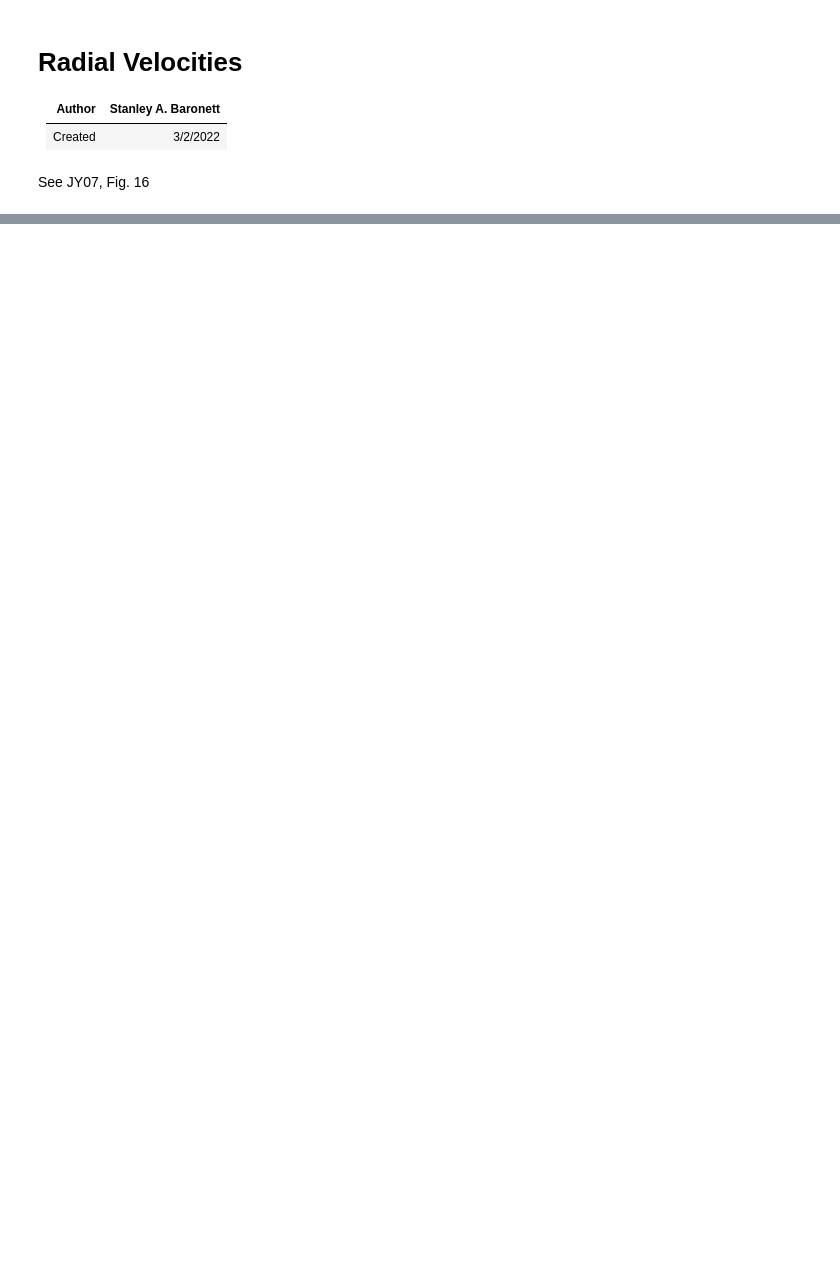
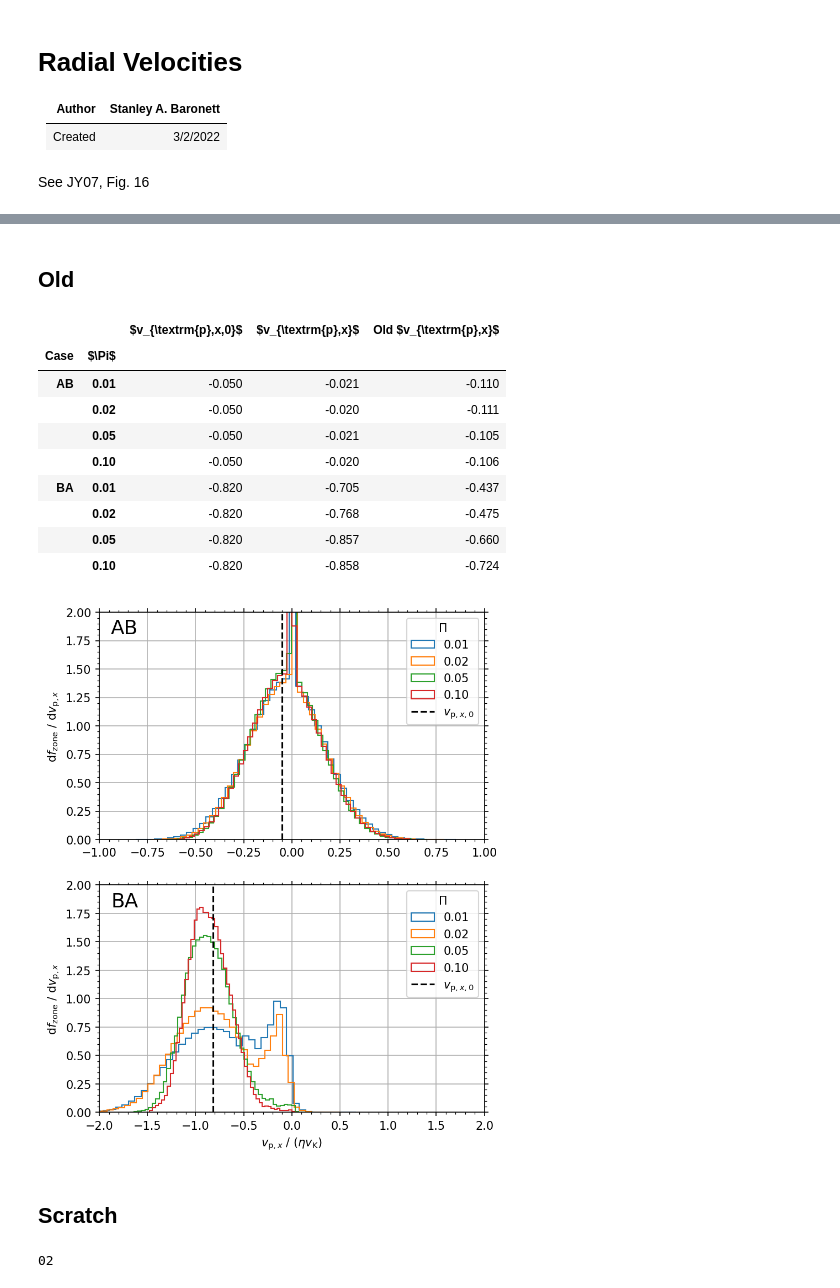
Before and after one commit to sabaronett/streaming-instability, a Jupyter notebook: ipynb/RadVels.ipynb, the cells around one changed output, grey strips where cells are left out. Drawn from its saved outputs; the diff is of its cells as text; code cells hidden in the pictures; blank space fills up the shorter version.

```diff
--- a/ipynb/RadVels.ipynb
+++ b/ipynb/RadVels.ipynb
@@ -167,0 +141,79 @@ s.to_latex(buf='tabs/vxs.txt')
+# %% [markdown]
+## Old
+# %%
+fig, axs = plt.subplots(2, 1, figsize=(6,8), dpi=150)
+runs = ['AB', 'BA']
+Pis = [['0.01', 'tab:blue'], ['0.02', 'tab:green'],
+       ['0.05', 'tab:orange'], ['0.10', 'tab:red']]
+res = '2048'
+xlims = [(-1.0, 1.0), (-2.0, 2.0)]
+n_bins = 50
+arrays, vpx0s, avgvpxs, oldvpxs = [[], []], [], [], []
+t_sats = [2.0, 20.0]                                     # remove for PaperFigs
+
+for i,ax in enumerate(axs.flat):
+    for Pi in Pis:
+        path = pwd+'%s/%s/%s/'%(runs[i], Pi[0], res)
+        athinput = athena_read.athinput(path+'athinput.si')
+        i_sat = int(t_sats[i]/athinput['output3']['dt']) # remove for PaperFigs
+        if runs[i]=='AB' and Pi[0]=='0.01':
+            i_sat = int(4.0/athinput['output3']['dt'])
+        etav_K = float(Pi[0])*athinput['hydro']['iso_sound_speed'] # remove for PaperFigs
+        hst = athena_read.hst(path+'output/SI.hst')
+        Np = athinput['problem']['npx1']*athinput['problem']['npx2']*athinput['problem']['npx3'] # remove for PaperFigs
+        vpx0 = hst['vp1'][0]/etav_K/Np
+        oldvpx = np.average(hst['vp1'][i_sat:])/etav_K/Np # remove for PaperFigs
+
+        with np.load(path+'output/vxs.npz') as data:
+            vpxs = data['avgs']/etav_K
+
+            arrays[0].append(runs[i])
+            arrays[1].append(Pi[0])
+            vpx0s.append(vpx0)
+            avgvpxs.append(np.average(vpxs))
+            oldvpxs.append(oldvpx)                         # remove for PaperFigs
+            ax.hist(vpxs, bins=n_bins, density=True, histtype='step', label=Pi[0])
+
+    ax.axvline(vpx0, c='black', ls='--', label=r'$v_{\mathrm{p},x,0}$')
+    ax.grid()
+    ax.legend(loc='upper right', title=r'$\Pi$')
+    ax.minorticks_on()
+    ax.set(xlim=xlims[i], ylim=(0, 2.0),
+               ylabel=r'd$f_\mathrm{zone}$ / d$v_{\mathrm{p},x}$')
+    ax.text(0.03, 0.97, runs[i], ha='left', va='top', size='xx-large',
+                transform=ax.transAxes)
+    ax.tick_params(which='both', top=True, right=True)
+
+ax.set(xlabel=r'$v_{\mathrm{p},x}$ / $(\eta v_\mathrm{K})$')
+
+tuples = list(zip(*arrays))
+names = ['Case', '$\Pi$']
+index = pd.MultiIndex.from_tuples(tuples, names=names)
+df = pd.DataFrame({
+     r'$v_{\textrm{p},x,0}$'   : vpx0s,
+     r'$v_{\textrm{p},x}$'     : avgvpxs,
+     r'Old $v_{\textrm{p},x}$' : oldvpxs},                # remove for PaperFigs
+     index=index)
+df.style.format({
+    r'$v_{\textrm{p},x,0}$'   : '{:.3f}',
+    r'$v_{\textrm{p},x}$'     : '{:.3f}',
+    r'Old $v_{\textrm{p},x}$' : '{:.3f}'})               # remove for PaperFigs
+# %% [output]
+|  |  | $v_{\textrm{p},x,0}$ | $v_{\textrm{p},x}$ | Old $v_{\textrm{p},x}$ |
+| Case | $\Pi$ |  |  |  |
+| AB | 0.01 | -0.050 | -0.021 | -0.110 |
+|  | 0.02 | -0.050 | -0.020 | -0.111 |
+|  | 0.05 | -0.050 | -0.021 | -0.105 |
+|  | 0.10 | -0.050 | -0.020 | -0.106 |
+| BA | 0.01 | -0.820 | -0.705 | -0.437 |
+|  | 0.02 | -0.820 | -0.768 | -0.475 |
+|  | 0.05 | -0.820 | -0.857 | -0.660 |
+|  | 0.10 | -0.820 | -0.858 | -0.724 |
+[figure, added]
+# %% [markdown]
+## Scratch
+# %%
+n = 2
+print(f'{n:02}')
+# %% [output]
+02
```
Also changed, not shown: parts of 9 cells of this notebook.
